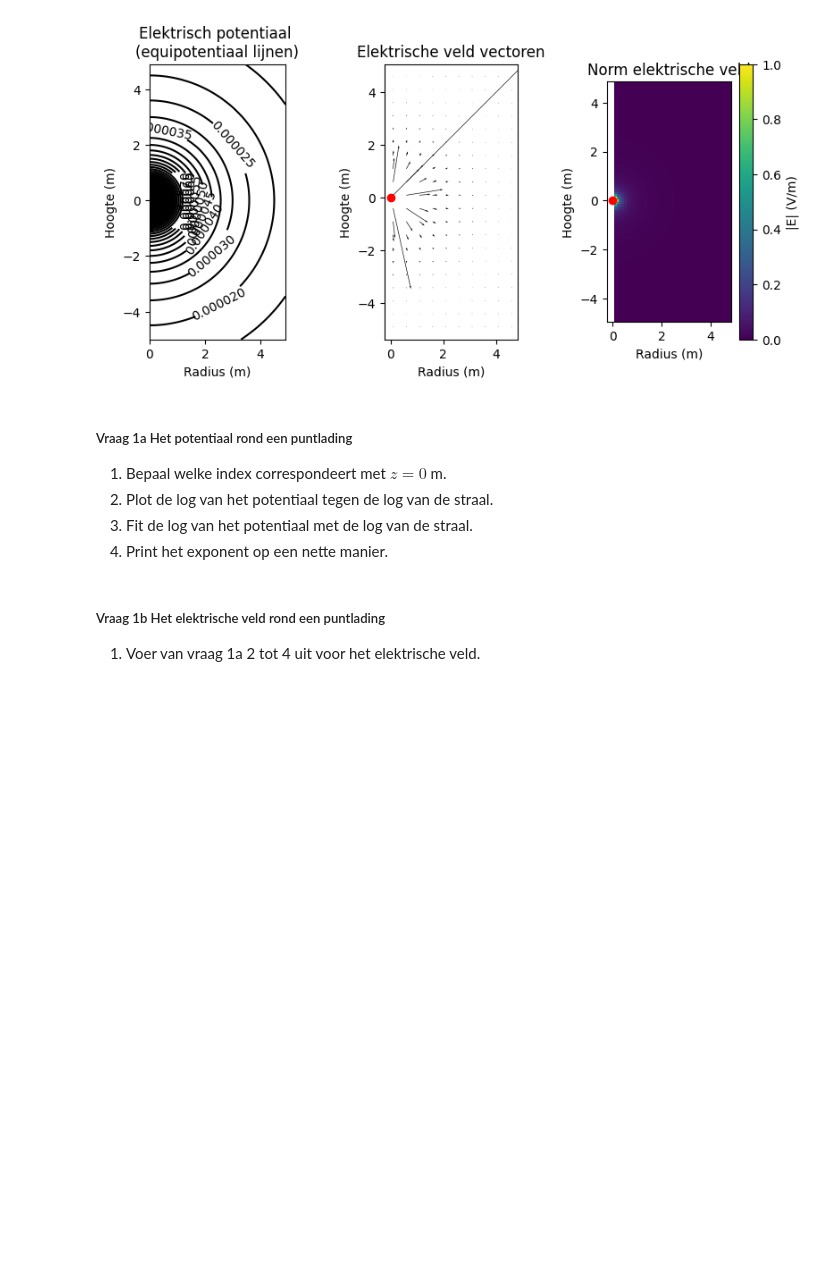
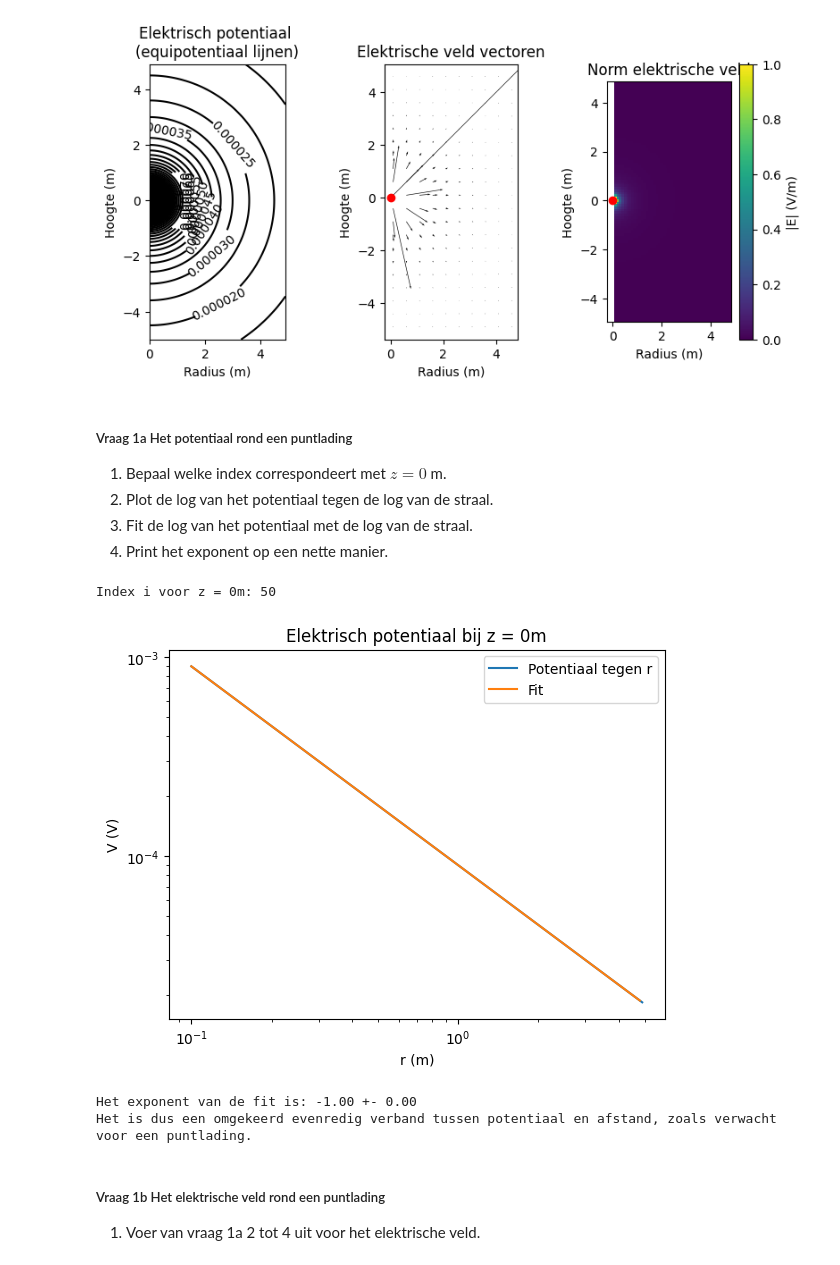
Before and after one commit to Ikbenjamin07/opdrachten-DEF-D, a Jupyter notebook: DigitaleOntwerpopdrachten/1CondensatorOpdracht/CondensatorOntwerpopdracht.ipynb, the cells around one changed output. Drawn from its saved outputs; the diff is of its cells as text; code cells hidden in the pictures; blank space fills up the shorter version.

```diff
--- a/DigitaleOntwerpopdrachten/1CondensatorOpdracht/CondensatorOntwerpopdracht.ipynb
+++ b/DigitaleOntwerpopdrachten/1CondensatorOpdracht/CondensatorOntwerpopdracht.ipynb
@@ -89,7 +90,34 @@ plot_results_pt_charge_at_origin(Ez, Er, normE, V, r, z, grid_step)
 # %%
 ###
 ###Hier jouw code###
 ###
+i_z_0 = np.argmin(np.abs(z))
+print(f"Index i voor z = 0m: {i_z_0}")
+
+def fit(x, a, b):
+    return a * x**b
+popt, pcov = curve_fit(fit, r[1:], V[i_z_0,1:])  # fit de potentiaal tegen r bij z = 0m
+a_fit, b_fit = popt
+x_fit = np.linspace(r[1], r[-2], 100)
+y_fit = fit(x_fit, a_fit, b_fit)
+
+plt.figure()
+plt.plot(r[1:], V[i_z_0,1:], label='Potentiaal tegen r')
+plt.plot(x_fit, y_fit, label='Fit')
+plt.xlabel('r (m)')
+plt.xscale('log')
+plt.ylabel('V (V)')
+plt.yscale('log')
+plt.title('Elektrisch potentiaal bij z = 0m')
+plt.legend(); plt.show()
+
+print(f'Het exponent van de fit is: {b_fit:.2f} +- {np.sqrt(pcov[1,1]):.2f}')
+print(f'Het is dus een omgekeerd evenredig verband tussen potentiaal en afstand, zoals verwacht voor een puntlading.')
+# %% [output]
+Index i voor z = 0m: 50
+[figure, added]
+Het exponent van de fit is: -1.00 +- 0.00
+Het is dus een omgekeerd evenredig verband tussen potentiaal en afstand, zoals verwacht voor een puntlading.
 # %% [markdown]
 ##### Vraag 1b Het elektrische veld rond een puntlading
 1. Voer van vraag 1a 2 tot 4 uit voor het elektrische veld.
```
Also changed, not shown: parts of 5 cells of this notebook.
